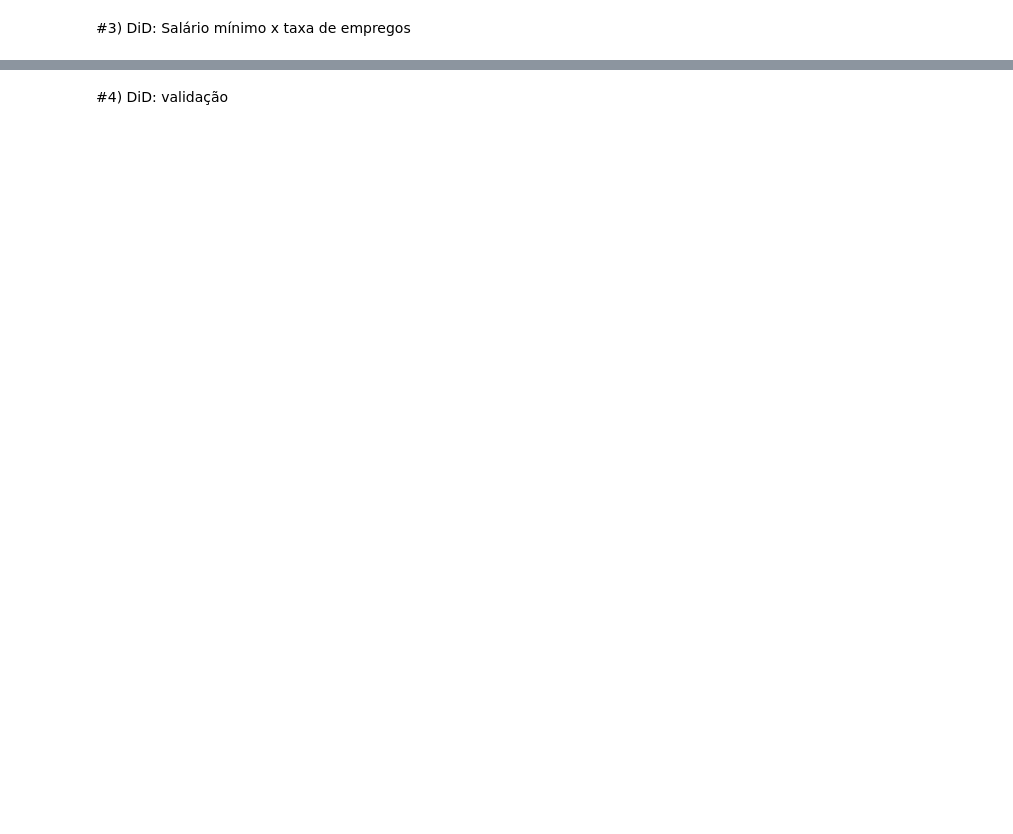
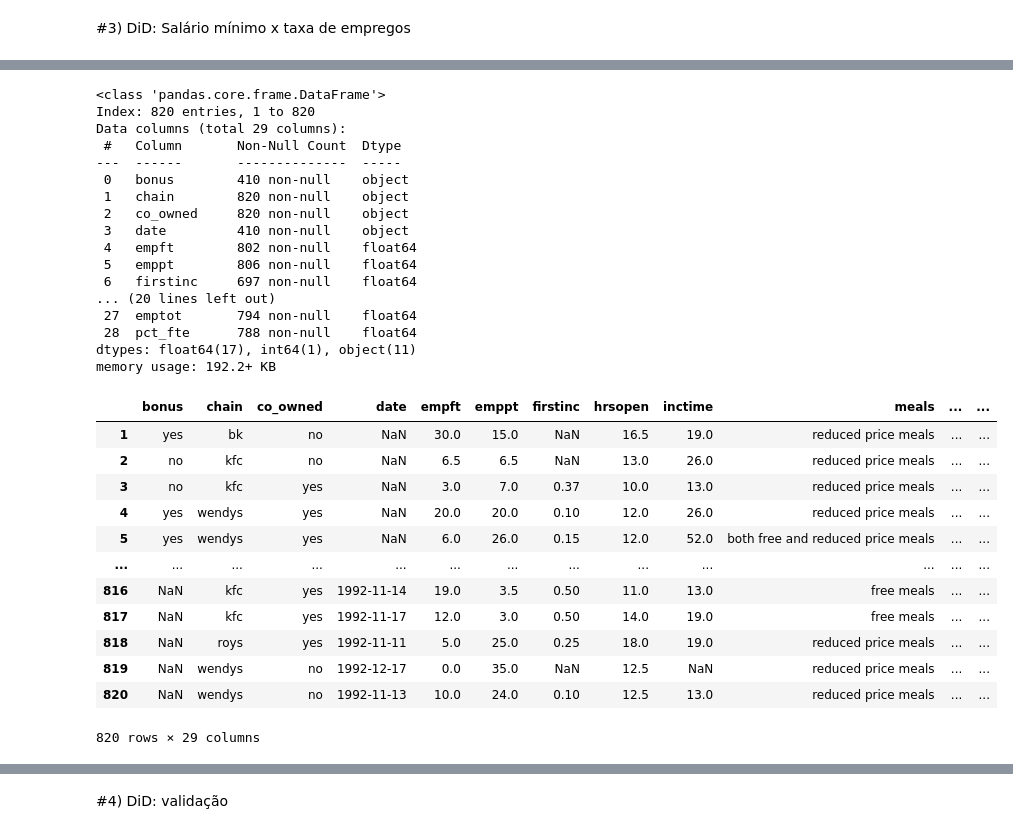
Before and after one commit to stepsbtw/Statistical-Inference, a Jupyter notebook: GCC1625_T3_CAIO_PASSOS_TORKST_FERREIRA.ipynb, the cells around one changed output, grey strips where cells are left out. Drawn from its saved outputs; the diff is of its cells as text; code cells hidden in the pictures; blank space fills up the shorter version.

```diff
--- a/GCC1625_T3_CAIO_PASSOS_TORKST_FERREIRA.ipynb
+++ b/GCC1625_T3_CAIO_PASSOS_TORKST_FERREIRA.ipynb
@@ -246,0 +361,36 @@ plt.show()
+# %%
+import pandas as pd
+df = pd.read_csv("https://raw.githubusercontent.com/AILAB-CEFET-RJ/gcc1625/refs/heads/main/data/card_krueger_1994_mod.csv", index_col=0)
+df.info()
+df
+# %% [output]
+<class 'pandas.core.frame.DataFrame'>
+Index: 820 entries, 1 to 820
+Data columns (total 29 columns):
+ #   Column       Non-Null Count  Dtype
+---  ------       --------------  -----
+ 0   bonus        410 non-null    object
+ 1   chain        820 non-null    object
+ 2   co_owned     820 non-null    object
+ 3   date         410 non-null    object
+ 4   empft        802 non-null    float64
+ 5   emppt        806 non-null    float64
+ 6   firstinc     697 non-null    float64
+... (20 lines left out)
+ 27  emptot       794 non-null    float64
+ 28  pct_fte      788 non-null    float64
+dtypes: float64(17), int64(1), object(11)
+memory usage: 192.2+ KB
+|  | bonus | chain | co_owned | date | empft | emppt | firstinc | hrsopen | inctime | meals | ... | ... |
+| 1 | yes | bk | no | NaN | 30.0 | 15.0 | NaN | 16.5 | 19.0 | reduced price meals | ... | ... |
+| 2 | no | kfc | no | NaN | 6.5 | 6.5 | NaN | 13.0 | 26.0 | reduced price meals | ... | ... |
+| 3 | no | kfc | yes | NaN | 3.0 | 7.0 | 0.37 | 10.0 | 13.0 | reduced price meals | ... | ... |
+| 4 | yes | wendys | yes | NaN | 20.0 | 20.0 | 0.10 | 12.0 | 26.0 | reduced price meals | ... | ... |
+| 5 | yes | wendys | yes | NaN | 6.0 | 26.0 | 0.15 | 12.0 | 52.0 | both free and reduced price meals | ... | ... |
+| ... | ... | ... | ... | ... | ... | ... | ... | ... | ... | ... | ... | ... |
+| 816 | NaN | kfc | yes | 1992-11-14 | 19.0 | 3.5 | 0.50 | 11.0 | 13.0 | free meals | ... | ... |
+| 817 | NaN | kfc | yes | 1992-11-17 | 12.0 | 3.0 | 0.50 | 14.0 | 19.0 | free meals | ... | ... |
+| 818 | NaN | roys | yes | 1992-11-11 | 5.0 | 25.0 | 0.25 | 18.0 | 19.0 | reduced price meals | ... | ... |
+| 819 | NaN | wendys | no | 1992-12-17 | 0.0 | 35.0 | NaN | 12.5 | NaN | reduced price meals | ... | ... |
+| 820 | NaN | wendys | no | 1992-11-13 | 10.0 | 24.0 | 0.10 | 12.5 | 13.0 | reduced price meals | ... | ... |
+820 rows × 29 columns
```
Also changed, not shown: parts of 54 cells of this notebook.
